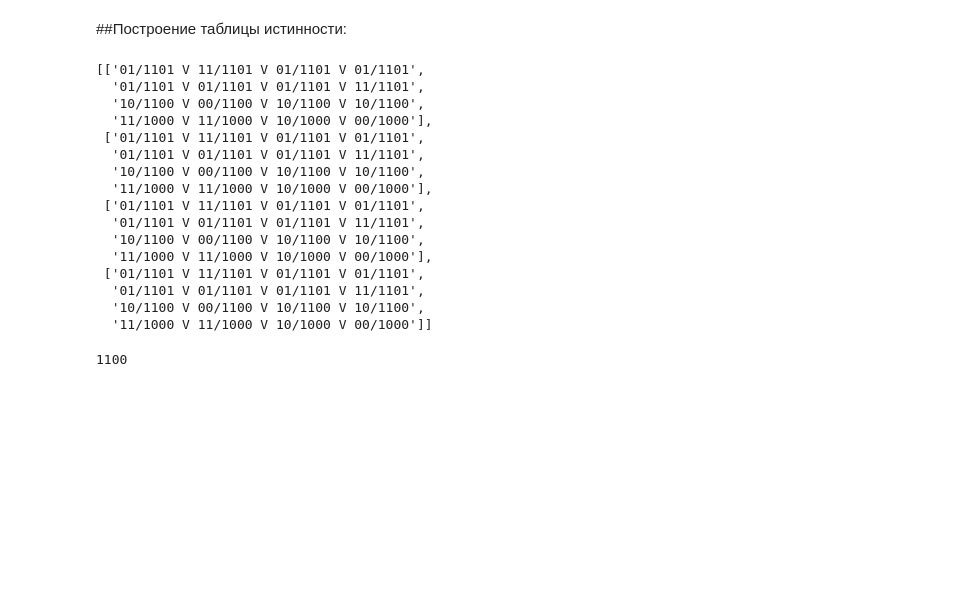
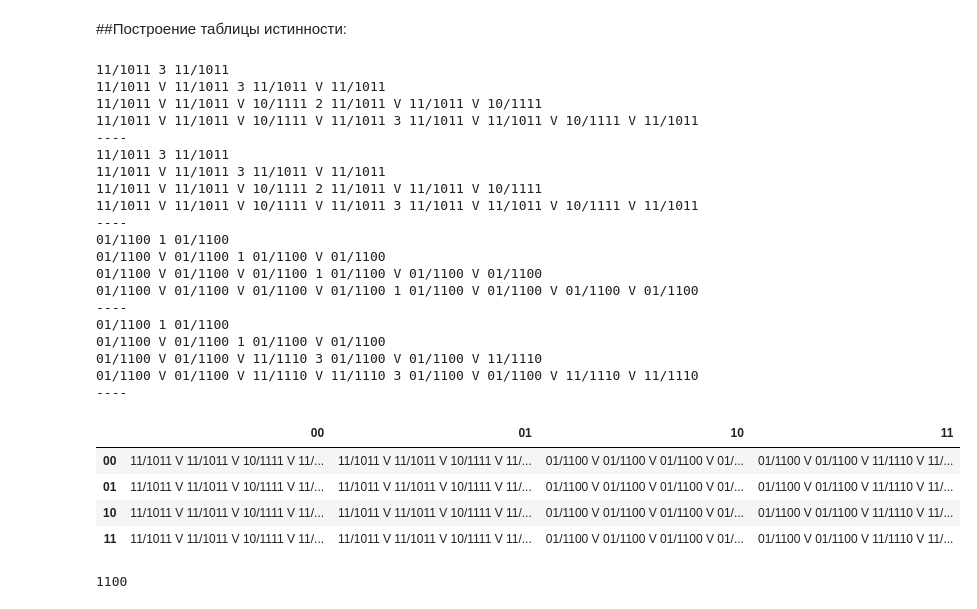
Before and after one commit to Viktory4121/MORD, a Jupyter notebook: КА.ipynb, the cells around one changed output. Cells and saved outputs as stored; diff of their text form; code cells hidden in the pictures; blank space fills up the shorter version.

```diff
--- a/КА.ipynb
+++ b/КА.ipynb
@@ -118,28 +118,31 @@ def creatly_connection_table(trans, out):
 
   return table
 
-#дописать функцию для формирования таблицы соединений для автомата Мили
+#дописать функцию для формирования таблицы соединений для автомата Мура
 def creatlyConnectionTable_Mura(trans, out, pos_st, pos_inp):
-  #pd_trans = pd.DataFrame(trans.copy(), columns = pos_st, index = pos_inp)
   np_out = np.matrix(out)
-  #table = pd.DataFrame('0', index=['00', '01', '10', '11'], columns=['00', '01', '10', '11'])
-  table = [['']* len(trans)] * len(trans[0])
+  table = [[""] * len(trans)] * len(trans[0])
   index_v = 0
-  connect_sign = ''
+  connect_sign = ""
 
-  for i in range(len(table[0])): #ход по столбцу
-    for j in range(len(table)): #по строке
-      index_v = findIndexVector(trans[j][i], pos_st)
-      if(table[index_v][i] == ''):
-        connect_sign = ''
+  for j in range(len(table[0])): #ход по столбцу
+    for i in range(len(table)): #по строке
+      index_v = findIndexVector(trans[i][j], pos_inp)
+
+      if(table[index_v][j] == ""):
+        connect_sign = ""
       else:
         connect_sign = " V "
 
       if(len(np_out) > 1):
-        table[index_v][i] += connect_sign + trans[j][i] + "/" + str(np_out[j,i])
+        table[index_v][j] += connect_sign + trans[i][j] + "/" + str(np_out[index_v, j])
       else:
-        table[index_v][i] += connect_sign + trans[j][i] + "/" + str(np_out[0,i])
+        table[index_v][j] += connect_sign + trans[i][j] + "/" + str(np_out[0, j])
 
+      #print(table[i][j], index_v, table[index_v][j])
+    #print("----")
+
+  table = pd.DataFrame(table, columns = pos_st, index = pos_inp)
   return table
 
 def findIndexVector(elem, vector):
@@ -151,24 +154,33 @@ def findIndexVector(elem, vector):
 
   return rezult
 # %%
-creatlyConnectionTable_Mura(truth_table, output_table, pos_states, pos_inputs)
+creatlyConnectionTable_Mura(truth_table2, output_table2, pos_states, pos_inputs)
 # %% [output]
-[['01/1101 V 11/1101 V 01/1101 V 01/1101',
-  '01/1101 V 01/1101 V 01/1101 V 11/1101',
-  '10/1100 V 00/1100 V 10/1100 V 10/1100',
-  '11/1000 V 11/1000 V 10/1000 V 00/1000'],
- ['01/1101 V 11/1101 V 01/1101 V 01/1101',
-  '01/1101 V 01/1101 V 01/1101 V 11/1101',
-  '10/1100 V 00/1100 V 10/1100 V 10/1100',
-  '11/1000 V 11/1000 V 10/1000 V 00/1000'],
- ['01/1101 V 11/1101 V 01/1101 V 01/1101',
-  '01/1101 V 01/1101 V 01/1101 V 11/1101',
-  '10/1100 V 00/1100 V 10/1100 V 10/1100',
-  '11/1000 V 11/1000 V 10/1000 V 00/1000'],
- ['01/1101 V 11/1101 V 01/1101 V 01/1101',
-  '01/1101 V 01/1101 V 01/1101 V 11/1101',
-  '10/1100 V 00/1100 V 10/1100 V 10/1100',
-  '11/1000 V 11/1000 V 10/1000 V 00/1000']]
+11/1011 3 11/1011
+11/1011 V 11/1011 3 11/1011 V 11/1011
+11/1011 V 11/1011 V 10/1111 2 11/1011 V 11/1011 V 10/1111
+11/1011 V 11/1011 V 10/1111 V 11/1011 3 11/1011 V 11/1011 V 10/1111 V 11/1011
+----
+11/1011 3 11/1011
+11/1011 V 11/1011 3 11/1011 V 11/1011
+11/1011 V 11/1011 V 10/1111 2 11/1011 V 11/1011 V 10/1111
+11/1011 V 11/1011 V 10/1111 V 11/1011 3 11/1011 V 11/1011 V 10/1111 V 11/1011
+----
+01/1100 1 01/1100
+01/1100 V 01/1100 1 01/1100 V 01/1100
+01/1100 V 01/1100 V 01/1100 1 01/1100 V 01/1100 V 01/1100
+01/1100 V 01/1100 V 01/1100 V 01/1100 1 01/1100 V 01/1100 V 01/1100 V 01/1100
+----
+01/1100 1 01/1100
+01/1100 V 01/1100 1 01/1100 V 01/1100
+01/1100 V 01/1100 V 11/1110 3 01/1100 V 01/1100 V 11/1110
+01/1100 V 01/1100 V 11/1110 V 11/1110 3 01/1100 V 01/1100 V 11/1110 V 11/1110
+----
+|  | 00 | 01 | 10 | 11 |
+| 00 | 11/1011 V 11/1011 V 10/1111 V 11/... | 11/1011 V 11/1011 V 10/1111 V 11/... | 01/1100 V 01/1100 V 01/1100 V 01/... | 01/1100 V 01/1100 V 11/1110 V 11/... |
+| 01 | 11/1011 V 11/1011 V 10/1111 V 11/... | 11/1011 V 11/1011 V 10/1111 V 11/... | 01/1100 V 01/1100 V 01/1100 V 01/... | 01/1100 V 01/1100 V 11/1110 V 11/... |
+| 10 | 11/1011 V 11/1011 V 10/1111 V 11/... | 11/1011 V 11/1011 V 10/1111 V 11/... | 01/1100 V 01/1100 V 01/1100 V 01/... | 01/1100 V 01/1100 V 11/1110 V 11/... |
+| 11 | 11/1011 V 11/1011 V 10/1111 V 11/... | 11/1011 V 11/1011 V 10/1111 V 11/... | 01/1100 V 01/1100 V 01/1100 V 01/... | 01/1100 V 01/1100 V 11/1110 V 11/... |
 # %%
 # %% [output]
 1100
```
Also changed, not shown: parts of 1 cell of this notebook.
